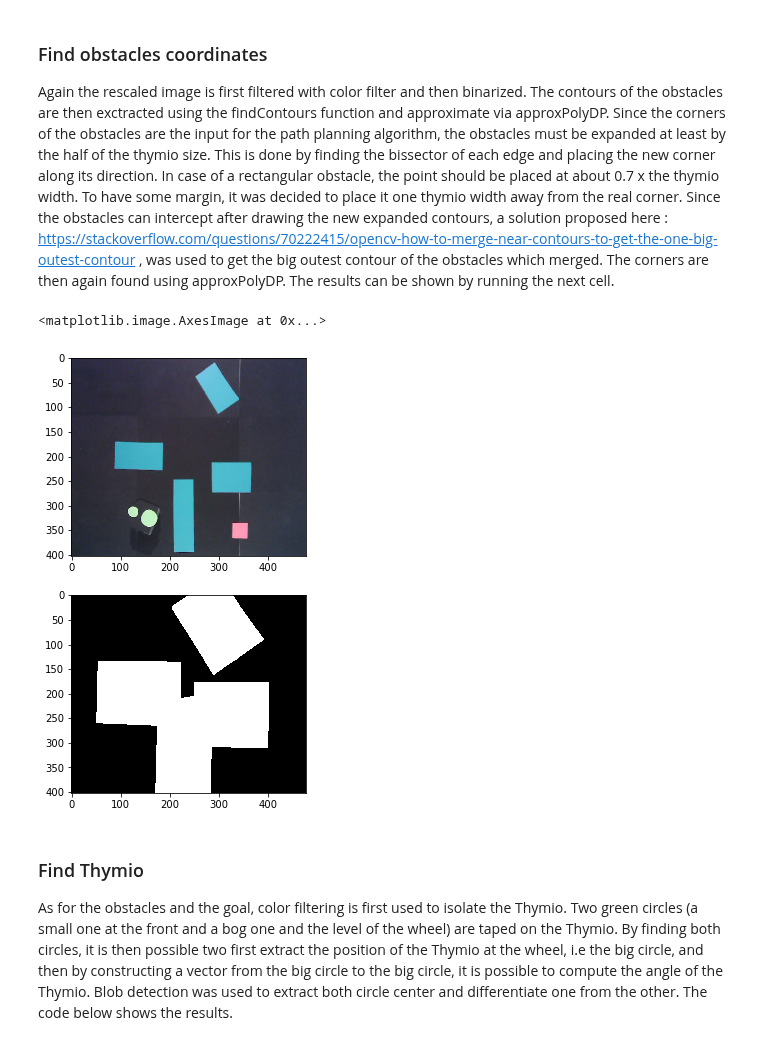
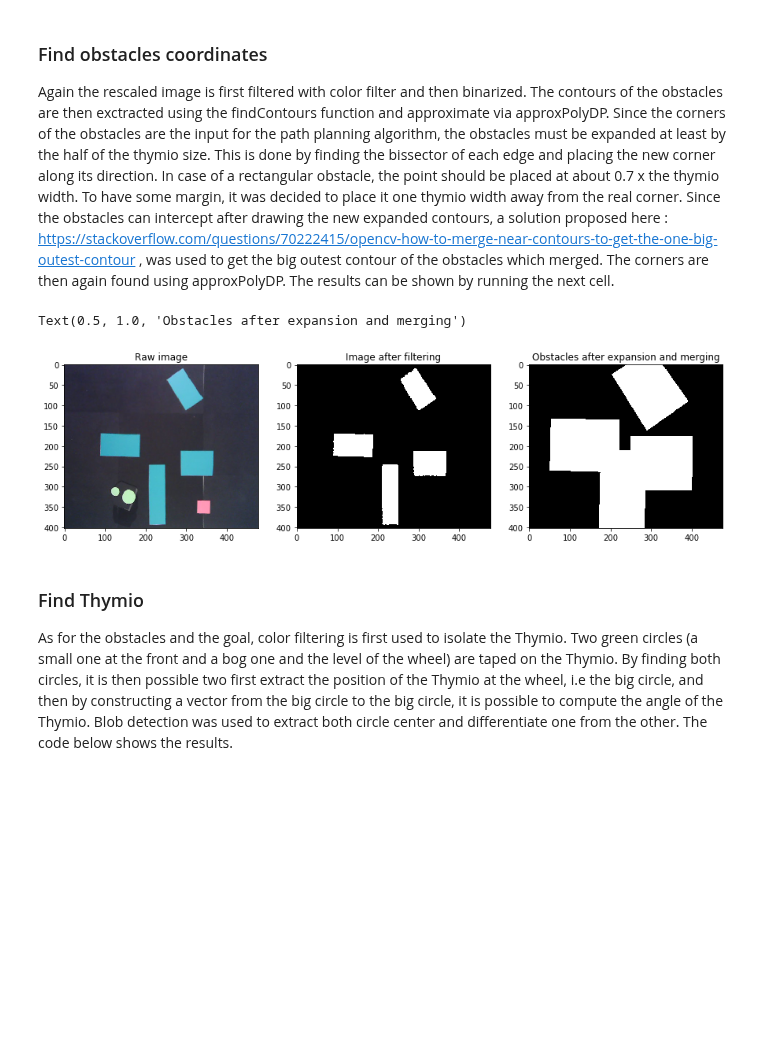
Before and after one commit to RobinJunod/Project_thymio, a Jupyter notebook: main.ipynb, the cells around one changed output. Cells and saved outputs as stored; diff of their text form; code cells hidden in the pictures; blank space fills up the shorter version.

```diff
--- a/main.ipynb
+++ b/main.ipynb
@@ -119,15 +190,61 @@ Text(0.5, 0.98, 'Rectified picture of the map')
 # %% [markdown]
 ### Find obstacles coordinates
 Again the rescaled image is first filtered with color filter and then binarized. The contours of the obstacles are then exctracted using the findContours function and approximate via approxPolyDP. Since the corners of the obstacles are the input for the path planning algorithm, the obstacles must be expanded at least by the half of the thymio size. This is done by finding the bissector of each edge and placing the new corner along its direction. In case of a rectangular obstacle, the point should be placed at about 0.7 x the thymio width. To have some margin, it was decided to place it one thymio width away from the real corner. Since the obstacles can intercept after drawing the new expanded contours, a solution proposed here : https://stackoverflow.com/questions/70222415/opencv-how-to-merge-near-contours-to-get-the-one-big-outest-contour , was used to get the big outest contour of the obstacles which merged. The corners are then again found using approxPolyDP. The results can be shown by running the next cell.
-# %%
-obst_coords, obst_image = vision.findObst(rescMap,vision.BLUE_L,vision.BLUE_H,20,10)
-
-fig, (ax1, ax2) = plt.subplots(2,1, figsize = (6,8))
-ax1.imshow(rescMap[:,:,::-1])
-ax2.imshow(obst_image, cmap='gray')
-# %% [output]
-<matplotlib.image.AxesImage at 0x...>
-[figure, removed]
+# %%
+# Find obstacles function
+
+hsv, mask, filt_img = vision.colorFilter(rescMap,vision.BLUE_L,vision.BLUE_H)
+obst_gray = cv2.cvtColor(filt_img, cv2.COLOR_BGR2GRAY)
+_, binary_img = cv2.threshold(obst_gray, 20, 10, cv2.THRESH_BINARY)
+# find contours of obstacles
+contours, _ = cv2.findContours(binary_img.astype(np.uint8), cv2.RETR_TREE, cv2.CHAIN_APPROX_SIMPLE)
+approx_array = []
+# approximate the contour with approxPolyDP
+for cnt in contours:
+        approx = cv2.approxPolyDP(cnt, 0.03 * cv2.arcLength(cnt, True), True)
+        area = cv2.contourArea(approx) # keep only the obstacles that have expected area (if filter would have a problem)
+        if 3000 < area < 20000:
+            approx_array.append(approx.reshape(-1, 2))
+
+# Expand the contours
+exp_cnt = np.copy(approx_array)
+for i, cnt in enumerate(approx_array): # loop over obstacles
+    for j, corner in enumerate(cnt): # loop over corners of obstacle
+        e1 = cnt[(j-1)%cnt.shape[0]]-corner # find neighbors e1 and e2
+        e2 = cnt[(j+1)%cnt.shape[0]]-corner
+        bisector = (e1 / np.linalg.norm(e1) + e2 / np.linalg.norm(e2))
+        exp_cnt[i][j] = corner - (vision.pix_per_mm*vision.THYMIO_WIDTH) * bisector / np.linalg.norm(bisector)
+
+exp_img = cv2.drawContours(binary_img.copy(), exp_cnt, -1, 255, thickness=cv2.FILLED)
+# Merge obstacles that intersects
+h, w = exp_img.shape[:2]
+mask = np.zeros((h+2, w+2), np.uint8)
+cv2.floodFill(exp_img, mask, (0,0), 123)
+exp_img = cv2.inRange(exp_img, 122, 124)
+exp_img = cv2.bitwise_not(exp_img)
+# https://stackoverflow.com/questions/70222415/opencv-how-to-merge-near-contours-to-get-the-one-big-outest-contour
+contours_exp, _ = cv2.findContours(exp_img.astype(np.uint8), cv2.RETR_TREE, cv2.CHAIN_APPROX_SIMPLE)
+approx_array_exp = []
+# Re-approximate the polygones
+for cnt in contours_exp:
+    approx = cv2.approxPolyDP(cnt, 0.03 * cv2.arcLength(cnt, True), True)
+    area = cv2.contourArea(approx)
+    if 3000 < area < 80000:
+        approx_array_exp.append(approx.reshape(-1, 2))
+
+
+exp_img_app = cv2.drawContours(exp_img.copy(), approx_array_exp, -1, 255, thickness=cv2.FILLED)
+
+fig, (ax1, ax2, ax3) = plt.subplots(1,3, figsize = (15,8))
+ax1.imshow(rescMap[:,:,::-1])
+ax2.imshow(binary_img, cmap='gray')
+ax3.imshow(exp_img, cmap='gray')
+ax1.set_title('Raw image')
+ax2.set_title('Image after filtering')
+ax3.set_title('Obstacles after expansion and merging')
+# %% [output]
+Text(0.5, 1.0, 'Obstacles after expansion and merging')
+[figure, added]
 # %% [markdown]
 ### Find Thymio
 As for the obstacles and the goal, color filtering is first used to isolate the Thymio. Two green circles (a small one at the front and a bog one and the level of the wheel) are taped on the Thymio. By finding both circles, it is then possible two first extract the position of the Thymio at the wheel, i.e the big circle, and then by constructing a vector from the big circle to the big circle, it is possible to compute the angle of the Thymio. Blob detection was used to extract both circle center and differentiate one from the other. The code below shows the results.
```
Also changed, not shown: parts of 7 cells of this notebook.
